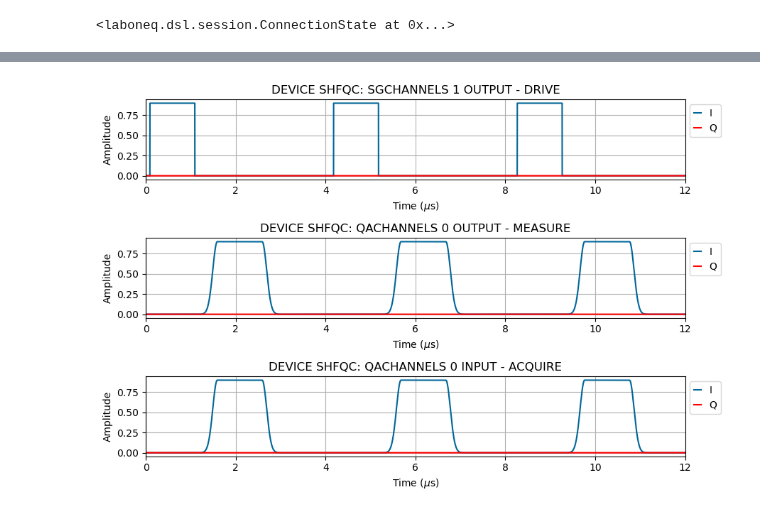
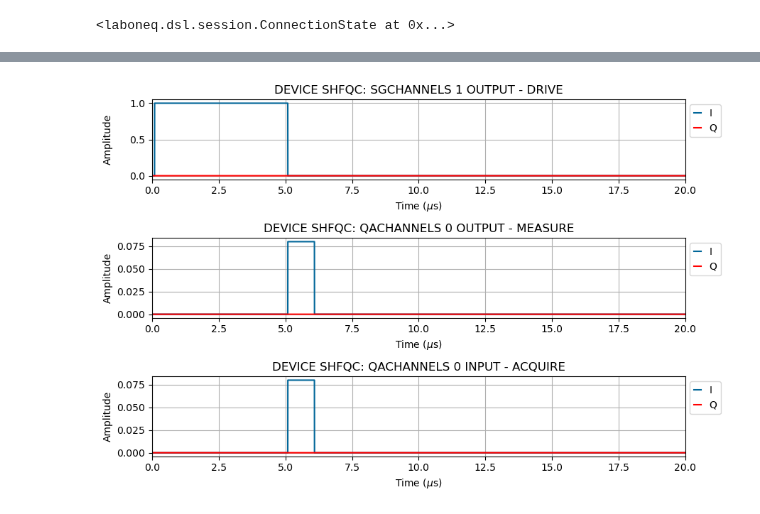
Before and after one commit to YiiiiZ/Measurement, a Jupyter notebook: qubit.ipynb, the cells around one changed output, grey strips where cells are left out. Cells and saved outputs as stored; diff of their text form; code cells hidden in the pictures.

```diff
--- a/qubit.ipynb
+++ b/qubit.ipynb
@@ -59,9 +60,9 @@ res_lo_freq = 7.2e9
 qb_lo_freq = 3e9
 res_freq = 7.148812e9
 start_freq = -100e6 # actual_start_freq = central_freq - start_freq
-stop_freq = 100e6
+stop_freq = 300e6
 
-num_points = 10001 # stop - start / (num_points-1)
+num_points = 101 # stop - start / (num_points-1)
 integration_time = 1e-5
 num_averages = 9 # average number = 2^n, n_max = 17
 
@@ -71,28 +72,23 @@ acquire_range = -35
 acquire_amp = 0.8
 drive_amp = 0.9
 
-envelope_duration = 2.0e-6
-sigma = 0.2
-flat_duration = 1.0e-6
+ro_pulse_length = 1e-6
+ro_pulse_amp = 0.08
+drive_pulse_length = 5e-6
+drive_pulse_amp= 1
 # %%
 # pulse parameters and definitions
 def create_readout_pulse(
-    qubit, length=envelope_duration, amplitude=0.9, width=flat_duration, sigma=sigma
-):
-    readout_pulse = pulse_library.gaussian_square(
+    qubit, length=ro_pulse_length, amplitude=ro_pulse_amp):
+    readout_pulse = pulse_library.const(
         uid=f"readout_pulse_{qubit}",
         length=length,
-        amplitude=amplitude,
-        width=width,
-        sigma=sigma,)
+        amplitude=amplitude)
     return readout_pulse
 
-drive_length = 1e-6
-
-def create_drive_spec_pulse(qubit, length=drive_length, amplitude=drive_amp):
+def create_drive_pulse(qubit, length=drive_pulse_length, amplitude=drive_pulse_amp):
     pulse = pulse_library.const(
-        uid=f"drive_spec_pulse_{qubit}", length=length, amplitude=amplitude
-    )
+        uid=f"drive_spec_pulse_{qubit}", length=length, amplitude=amplitude)
     return pulse
 
 def create_drive_freq_sweep(qubit, start_freq, stop_freq, num_points):
@@ -134,8 +130,9 @@ def qubit_spectroscopy(freq_sweep, drive_pulse, readout_pulse):
                     kernel=readout_pulse,
                 )
             # relax time after readout - for qubit relaxation to groundstate and signal processing
-            with exp_qspec.section(uid="relax", length=1e-6):
+            with exp_qspec.section(uid="relax", length=100e-6):
                 exp_qspec.reserve(signal="measure")
+                exp_qspec.reserve(signal='acquire')
 
     return exp_qspec
 # %%
@@ -176,8 +173,8 @@ def signal_map_default(qubit):
     return signal_map
 
 # define experiment with frequency sweep for qubit 0
-drive_pulse = create_drive_spec_pulse("q0")
-readout_pulse = create_readout_pulse("q0", sigma=0.2, width=1e-6)
+drive_pulse = create_drive_pulse("q0")
+readout_pulse = create_readout_pulse("q0")
 
 exp_qspec = qubit_spectroscopy(freq_sweep_q0, drive_pulse, readout_pulse)
 
@@ -215,7 +212,7 @@ c:\Users\qubit\Desktop\Yi\Measurement\Pulse_Sheets\Qubit_Spectroscopy_2025-08-22
 # %%
-plot_simulation(compiled_qspec, start_time=0, length=12e-6)
+plot_simulation(compiled_qspec, start_time=0, length=20e-6)
 # %% [output]
-[figure, old version]
+[figure, new version]
 # %%
 # run the compiled experiemnt
 qspec_results = session.run(compiled_qspec)
```
Also changed, not shown: parts of 6 cells of this notebook, 34 other files.
